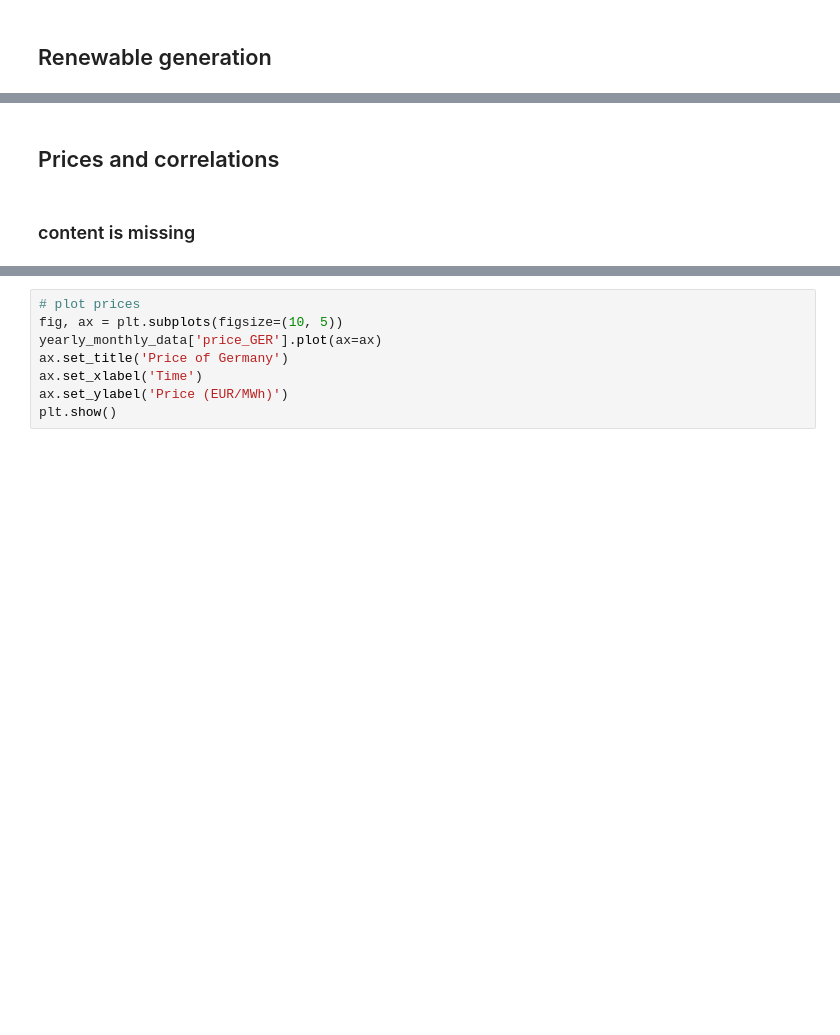
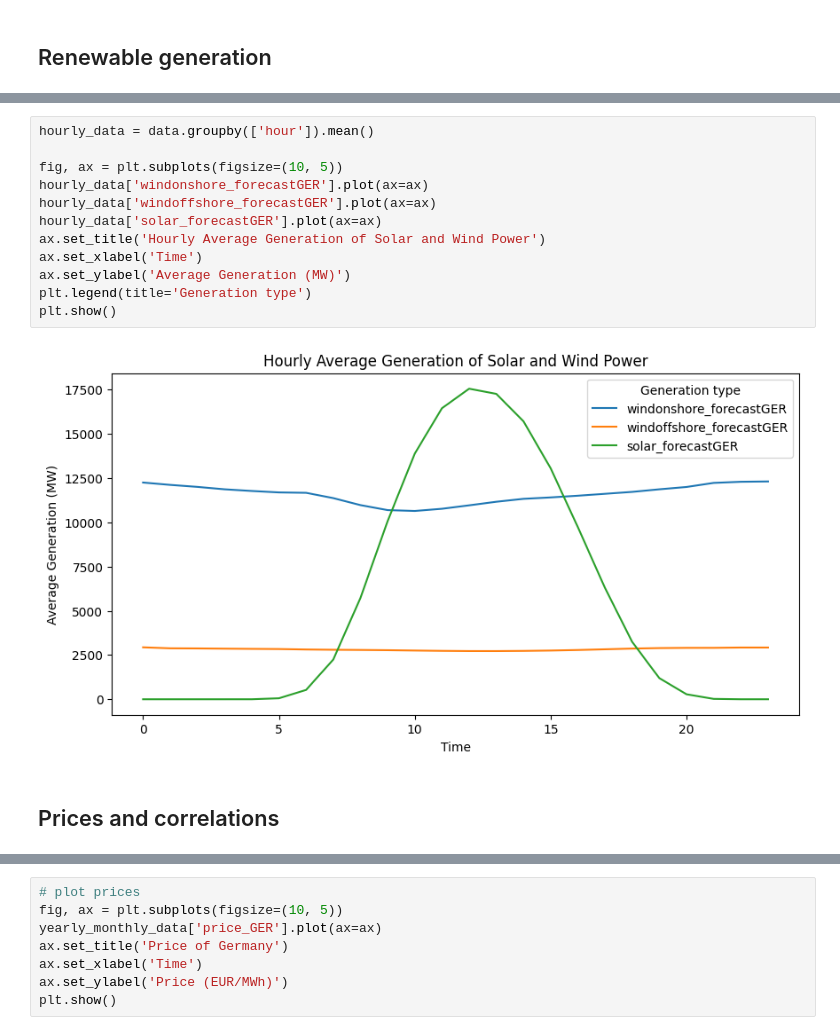
Before and after one commit to Linkschris/AdvancedBA, a Jupyter notebook: final_project/submission_notebook.ipynb, the cells around one changed output, grey strips where cells are left out. Cells and saved outputs as stored; diff of their text form; blank space fills up the shorter version.

```diff
--- a/final_project/submission_notebook.ipynb
+++ b/final_project/submission_notebook.ipynb
@@ -195,7 +180,19 @@ plt.legend(title='Generation type')
 plt.show()
 # %% [output]
 [figure]
+# %%
+hourly_data = data.groupby(['hour']).mean()
+
+fig, ax = plt.subplots(figsize=(10, 5))
+hourly_data['windonshore_forecastGER'].plot(ax=ax)
+hourly_data['windoffshore_forecastGER'].plot(ax=ax)
+hourly_data['solar_forecastGER'].plot(ax=ax)
+ax.set_title('Hourly Average Generation of Solar and Wind Power')
+ax.set_xlabel('Time')
+ax.set_ylabel('Average Generation (MW)')
+plt.legend(title='Generation type')
+plt.show()
+# %% [output]
+[figure, added]
 # %% [markdown]
 ## Prices and correlations
-# %% [markdown]
-### content is missing
```
Also changed, not shown: parts of 16 cells of this notebook.
